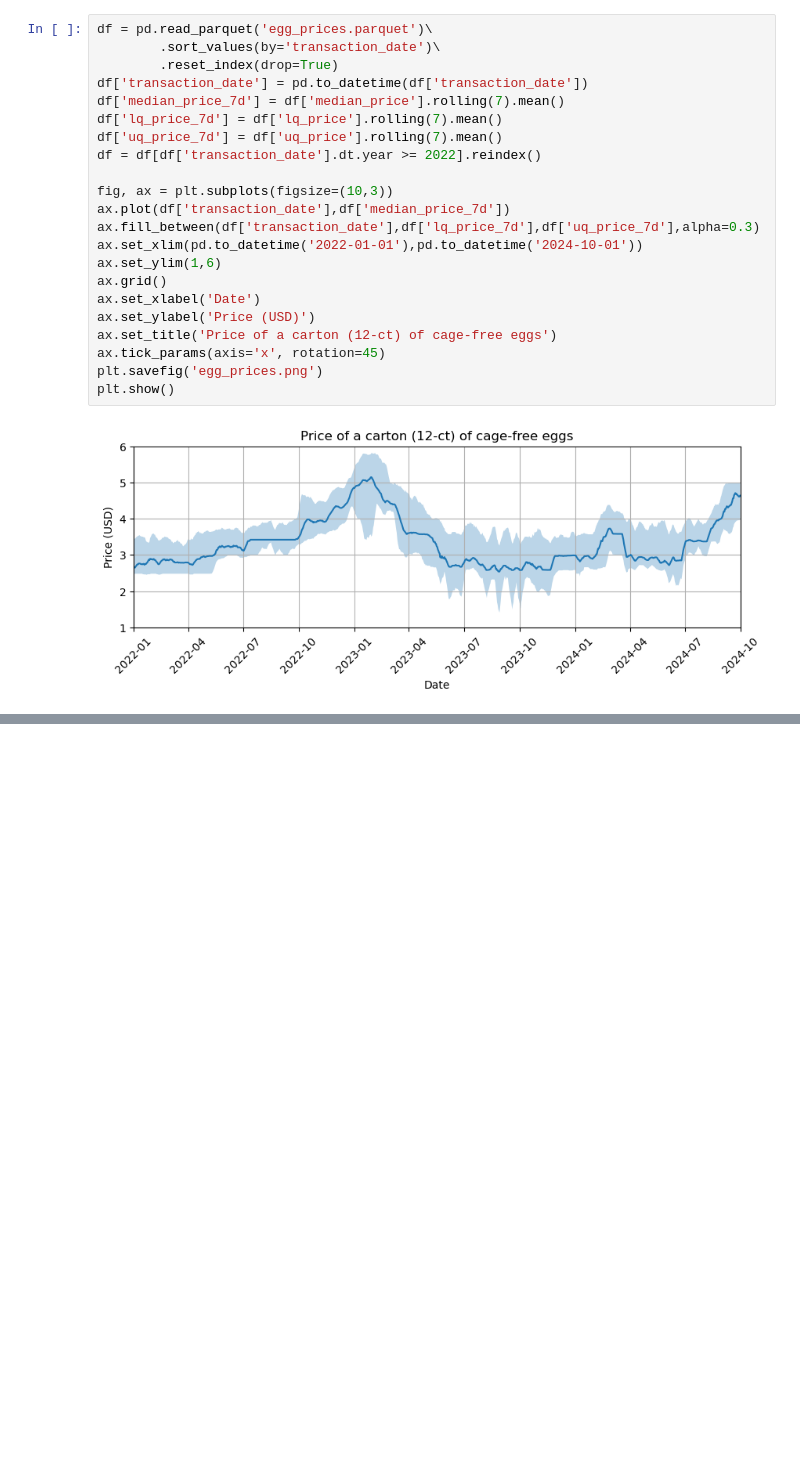
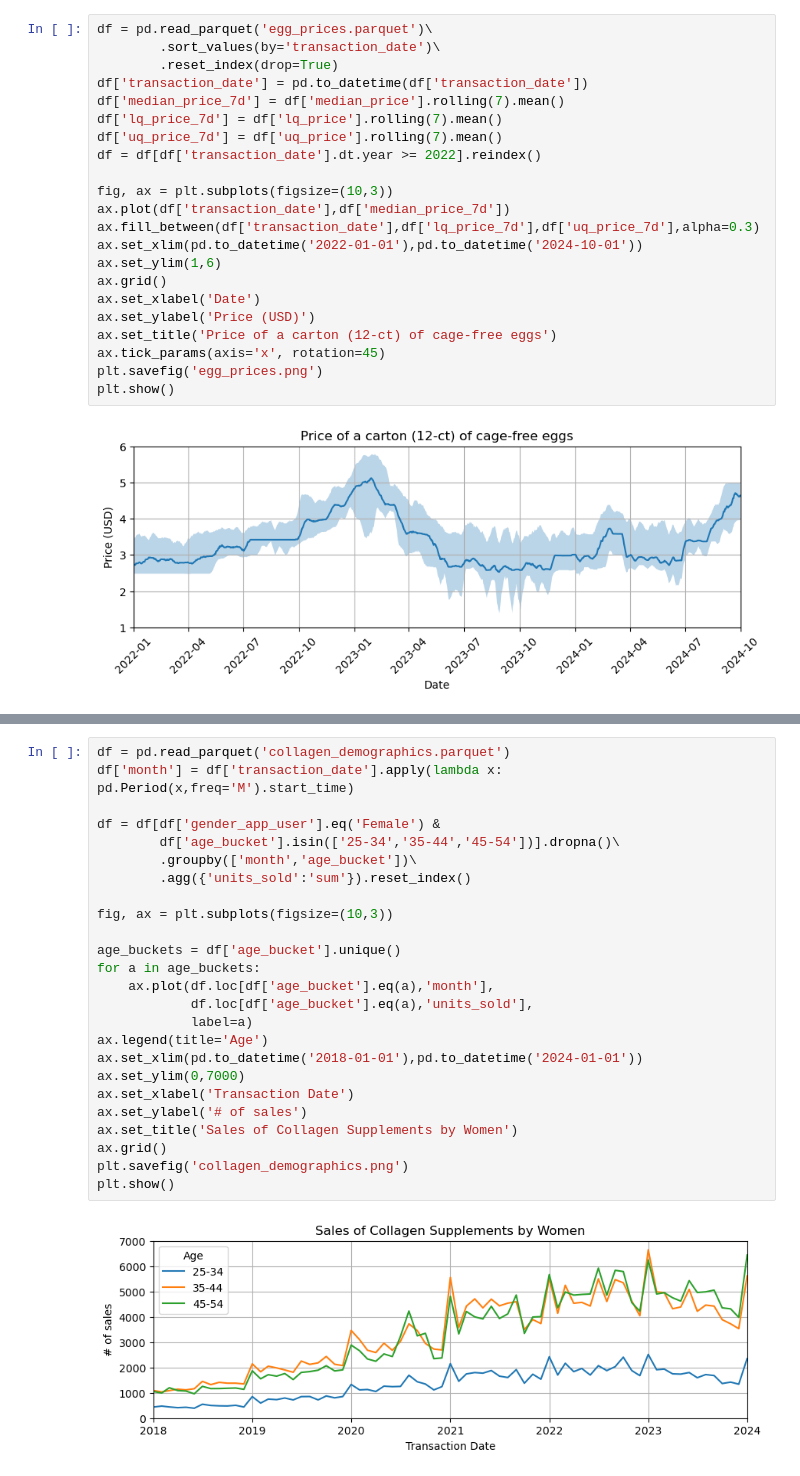
Before and after one commit to rs-kellogg/numerator-queries, a Jupyter notebook: numerator-queries.ipynb, the cells around one changed output, grey strips where cells are left out. Drawn from its saved outputs; the diff is of its cells as text; blank space fills up the shorter version.

Commit message:
added all queries and plots

```diff
--- a/numerator-queries.ipynb
+++ b/numerator-queries.ipynb
@@ -153,0 +220,27 @@ plt.show()
+# %%
+df = pd.read_parquet('collagen_demographics.parquet')
+df['month'] = df['transaction_date'].apply(lambda x: pd.Period(x,freq='M').start_time)
+
+df = df[df['gender_app_user'].eq('Female') &
+        df['age_bucket'].isin(['25-34','35-44','45-54'])].dropna()\
+        .groupby(['month','age_bucket'])\
+        .agg({'units_sold':'sum'}).reset_index()
+
+fig, ax = plt.subplots(figsize=(10,3))
+
+age_buckets = df['age_bucket'].unique()
+for a in age_buckets:
+    ax.plot(df.loc[df['age_bucket'].eq(a),'month'],
+            df.loc[df['age_bucket'].eq(a),'units_sold'],
+            label=a)
+ax.legend(title='Age')
+ax.set_xlim(pd.to_datetime('2018-01-01'),pd.to_datetime('2024-01-01'))
+ax.set_ylim(0,7000)
+ax.set_xlabel('Transaction Date')
+ax.set_ylabel('# of sales')
+ax.set_title('Sales of Collagen Supplements by Women')
+ax.grid()
+plt.savefig('collagen_demographics.png')
+plt.show()
+# %% [output]
+[figure, added]
```
Also changed, not shown: parts of 10 cells of this notebook.
